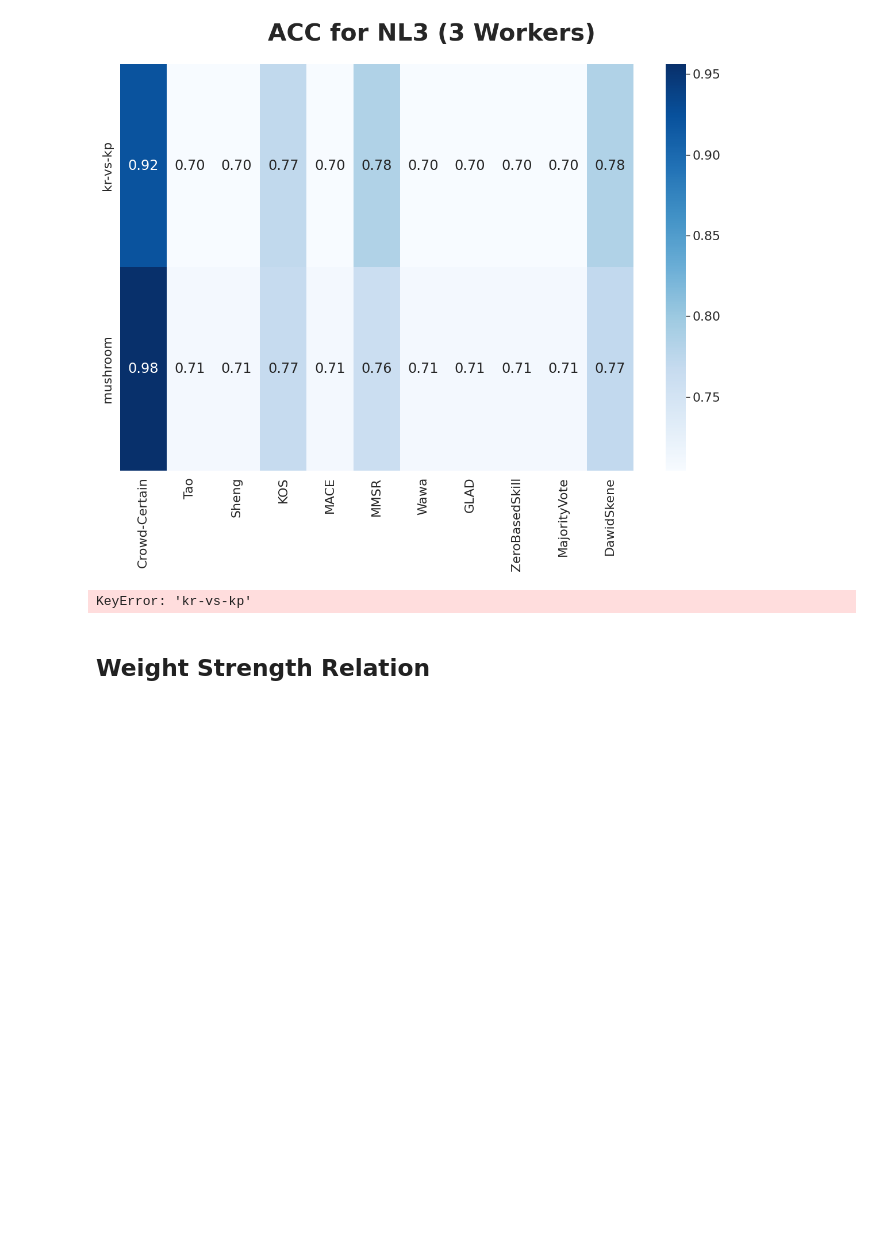
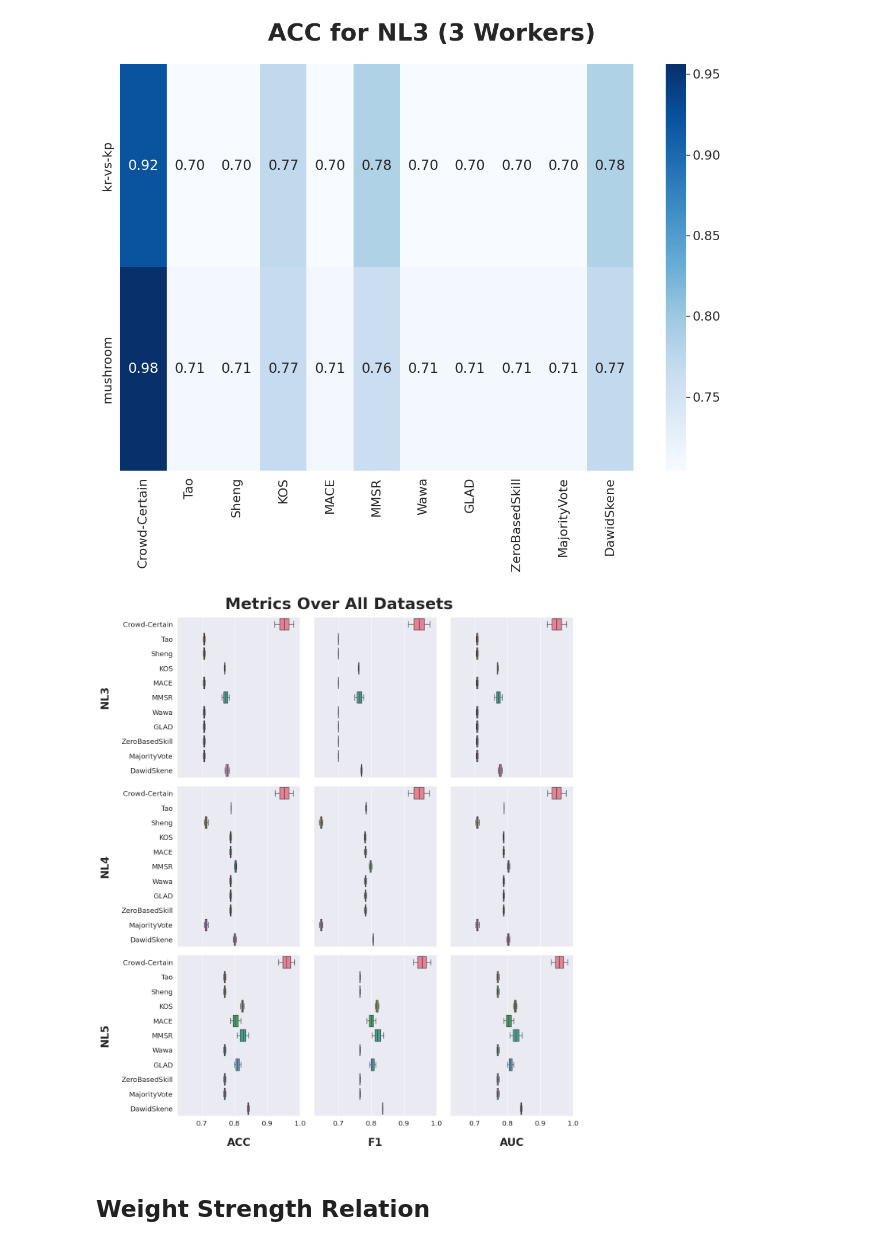
Before and after one commit to artinmajdi/crowd_certain, a Jupyter notebook: crowd_certain/notebooks/1.3.4_paper_figures_final.ipynb, the cells around one changed output. Saved outputs shown, nothing was run; the diff lists cells and outputs as text; code cells hidden in the pictures; blank space fills up the shorter version.

Commit message:
fixed all the figures

```diff
--- a/crowd_certain/notebooks/1.3.4_paper_figures_final.ipynb
+++ b/crowd_certain/notebooks/1.3.4_paper_figures_final.ipynb
@@ -33,9 +36,9 @@ aim1_3.figure_metrics_mean_over_seeds_per_dataset_per_worker(metric=EvaluationMe
 # %%
 # df = aim1_3.get_result(metric_name='metrics_all_datasets_workers')
 
-aim1_3.figure_metrics_all_datasets_workers(figsize=(13,15), font_scale=2)
+aim1_3.figure_metrics_all_datasets_workers(figsize=(13,15), font_scale=1.5)
 # %% [output]
-KeyError: 'kr-vs-kp'
+[figure, added]
 # %% [markdown]
 ## <span style="font-family:PT Sans Narrow; font-size:1em"> Weight Strength Relation</span>
 # %%
```
Also changed, not shown: parts of 4 cells of this notebook, 26 other files.
